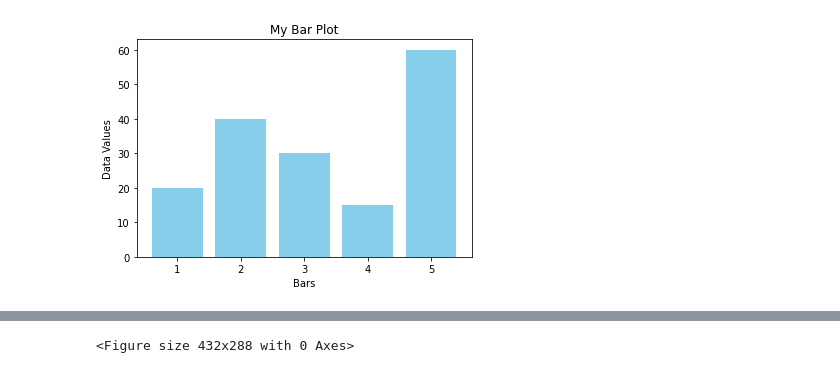
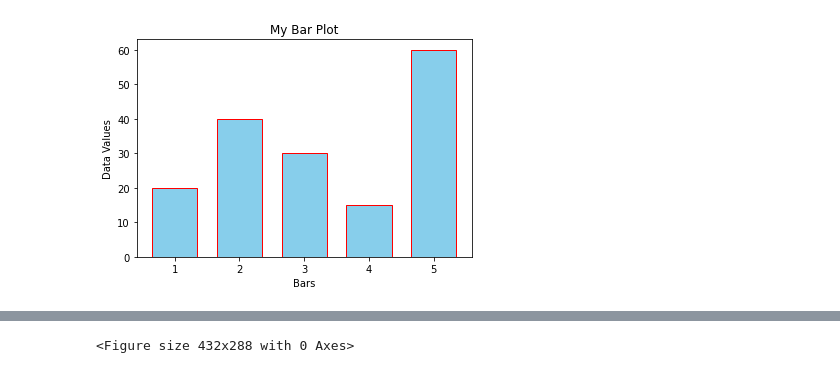
Before and after one commit to sborrego/Data-Analysis-and-Visualization-in-Python, a Jupyter notebook: Data Visualization in Python.ipynb, the cells around one changed output, grey strips where cells are left out. Saved outputs shown, nothing was run; the diff lists cells and outputs as text; code cells hidden in the pictures.

```diff
--- a/Data Visualization in Python.ipynb
+++ b/Data Visualization in Python.ipynb
@@ -97,17 +212,24 @@ plt.show()
 # %%
-# Bar graph
+# Adding characteristics to bar plot
+
+# Bar graph data
 x = [1, 2, 3, 4, 5]
 y = [20, 40, 30, 15, 60]
 
-plt.bar(x, y, color="skyblue")
+# Plot bar graph and change color
+plt.bar(x, y,
+        width = 0.7,
+        color = "skyblue", edgecolor = "red")
 
+# Indicate labels
 plt.xlabel("Bars")
 plt.ylabel("Data Values")
 plt.title("My Bar Plot")
 
+# Print plot
 plt.show()
 
 # List of colors in matplotlib
 # https://matplotlib.org/stable/gallery/color/named_colors.html#
 # %% [output]
-[figure, old version]
+[figure, new version]
```
Also changed, not shown: parts of 75 cells of this notebook.
